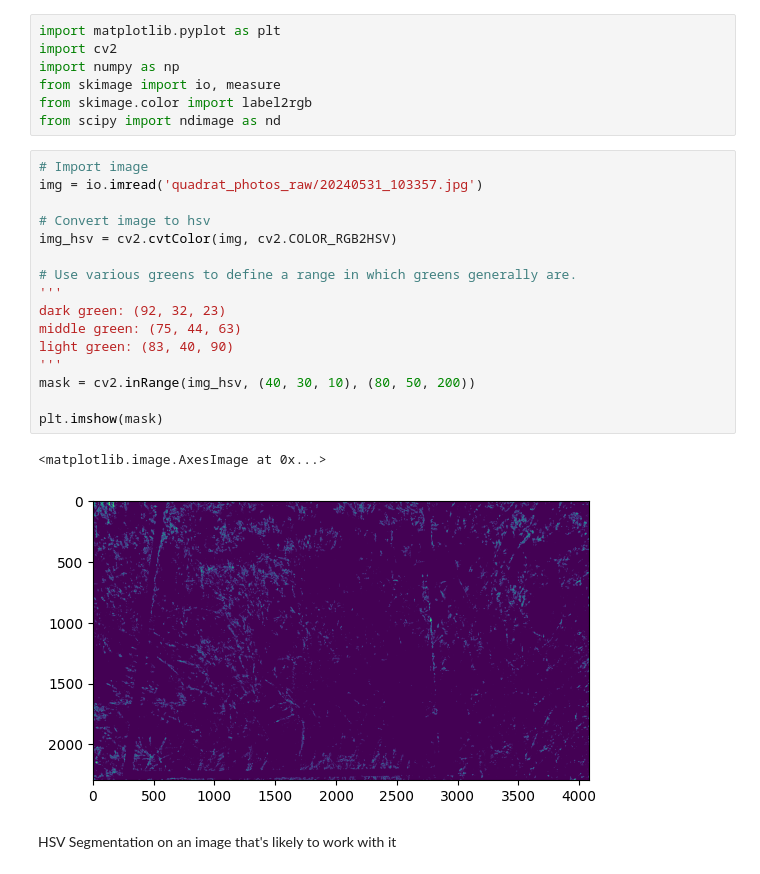
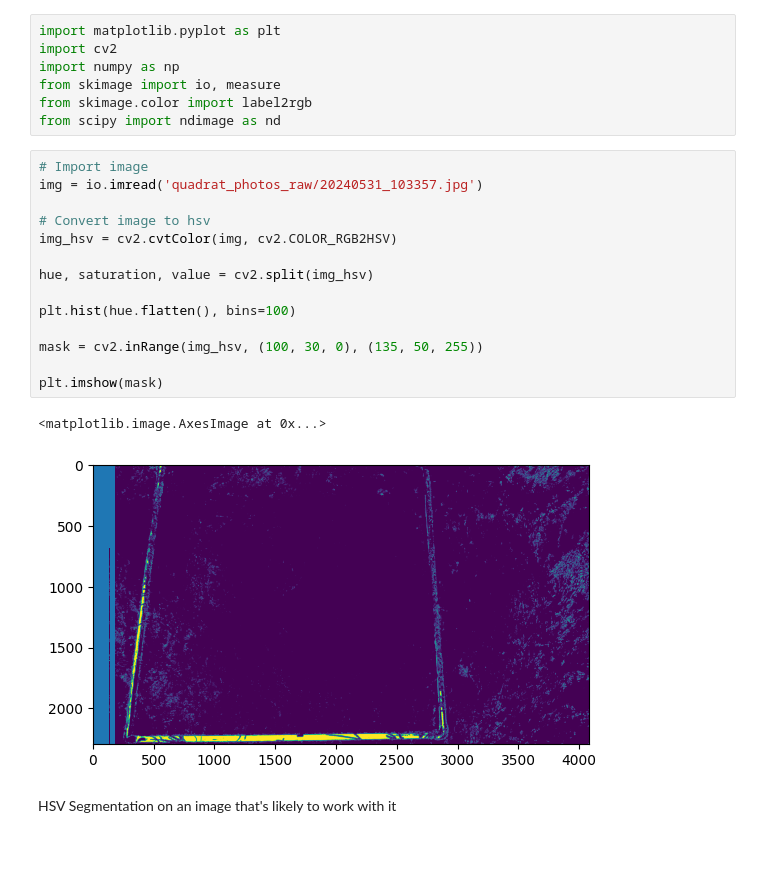
Before and after one commit to dustydells/mtech_reu_plants, a Jupyter notebook: sandbox.ipynb, the cells around one changed output. Drawn from its saved outputs; the diff is of its cells as text.

```diff
--- a/sandbox.ipynb
+++ b/sandbox.ipynb
@@ -435,22 +435,20 @@ from scipy import ndimage as nd
 # %%
 # Import image
 img = io.imread('quadrat_photos_raw/20240531_103357.jpg')
 
 # Convert image to hsv
 img_hsv = cv2.cvtColor(img, cv2.COLOR_RGB2HSV)
 
-# Use various greens to define a range in which greens generally are.
-'''
-dark green: (92, 32, 23)
-middle green: (75, 44, 63)
-light green: (83, 40, 90)
-'''
-mask = cv2.inRange(img_hsv, (40, 30, 10), (80, 50, 200))
+hue, saturation, value = cv2.split(img_hsv)
+
+plt.hist(hue.flatten(), bins=100)
+
+mask = cv2.inRange(img_hsv, (100, 30, 0), (135, 50, 255))
 
 plt.imshow(mask)
 # %% [output]
 <matplotlib.image.AxesImage at 0x...>
-[figure, old version]
+[figure, new version]
 # %% [markdown]
 HSV Segmentation on an image that's likely to work with it
 # %%
```
Also changed, not shown: 1 other file.
